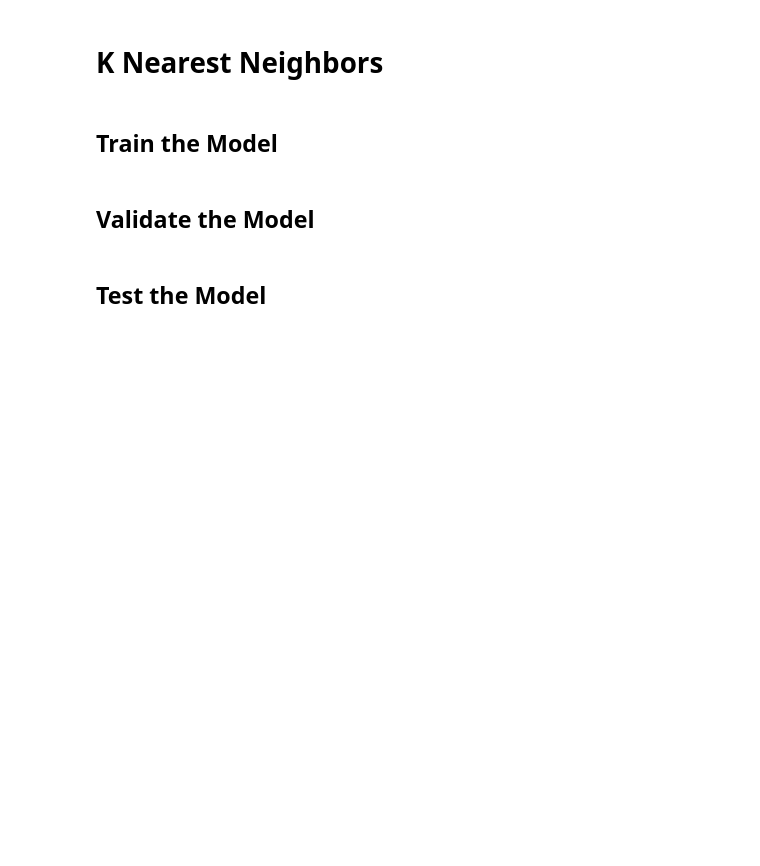
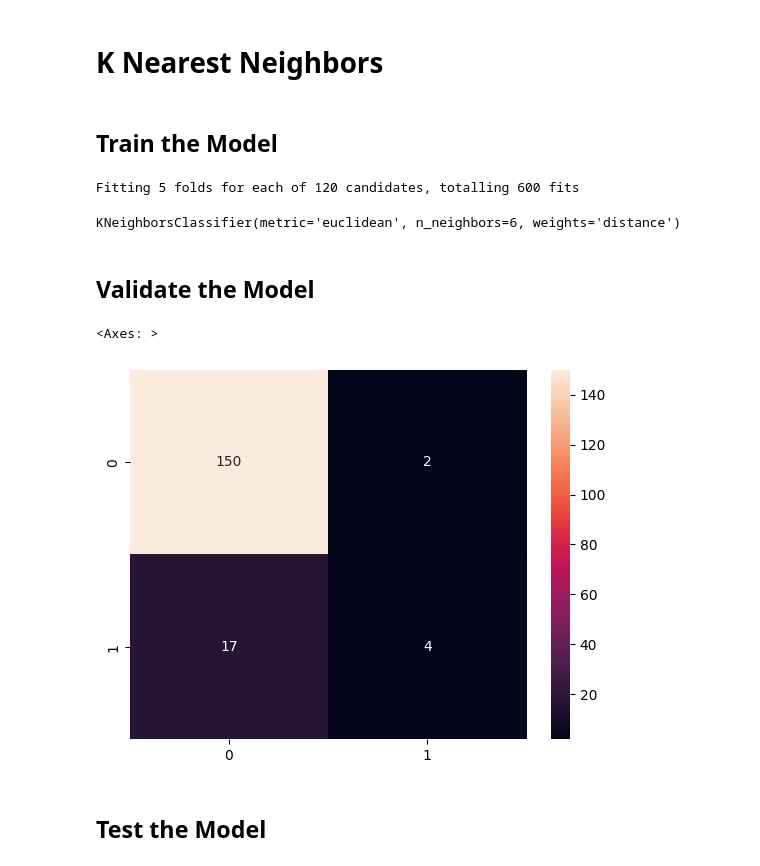
Before and after one commit to balbal1/Machine-Learning-Models, a Jupyter notebook: Machine_Learning_Project.ipynb, the cells around one changed output. Drawn from its saved outputs; the diff is of its cells as text; code cells hidden in the pictures; blank space fills up the shorter version.

```diff
--- a/Machine_Learning_Project.ipynb
+++ b/Machine_Learning_Project.ipynb
@@ -37,8 +35,8 @@ df["result"].value_counts().plot(kind="bar")
 <Axes: xlabel='result'>
 [figure]
 # %%
-X_data = df[['location', 'country', 'gender', 'age', 'vis_wuhan', 'from_wuhan', 'symptom1', 'symptom2', 'symptom3', 'symptom4', 'symptom5', 'symptom6', 'diff_sym_hos']]
-y_data = df['result']
+X_data = df[['location', 'country', 'gender', 'age', 'vis_wuhan', 'from_wuhan', 'symptom1', 'symptom2', 'symptom3', 'symptom4', 'symptom5', 'symptom6', 'diff_sym_hos']].astype('float')
+y_data = df['result'].astype('int')
 
 X_train = X_data.iloc[:517,:]
 y_train = y_data.iloc[:517]
@@ -68,17 +66,25 @@ best_params = grid_search.best_params_
 
 best_knn = KNeighborsClassifier(**best_params)
 best_knn.fit(X_train, y_train)
+# %% [output]
+Fitting 5 folds for each of 120 candidates, totalling 600 fits
+KNeighborsClassifier(metric='euclidean', n_neighbors=6, weights='distance')
 # %% [markdown]
 ## Validate the Model
 # %%
 from sklearn.metrics import precision_score, recall_score, f1_score, roc_auc_score
 y_pred_validate = best_knn.predict(X_validate)
 y_prob_validate = best_knn.predict_proba(X_validate)[:, 1]
 precision = precision_score(y_validate, y_pred_validate)
 recall = recall_score(y_validate, y_pred_validate)
 f1 = f1_score(y_validate, y_pred_validate)
 roc_auc = roc_auc_score(y_validate, y_prob_validate)
 conf_matrix = confusion_matrix(y_validate, y_pred_validate)
+
+sns.heatmap(conf_matrix, annot=True, fmt='.0f')
+# %% [output]
+<Axes: >
+[figure, added]
 # %% [markdown]
 ## Test the Model
 # %%
```
Also changed, not shown: parts of 2 cells of this notebook, 1 other file.
